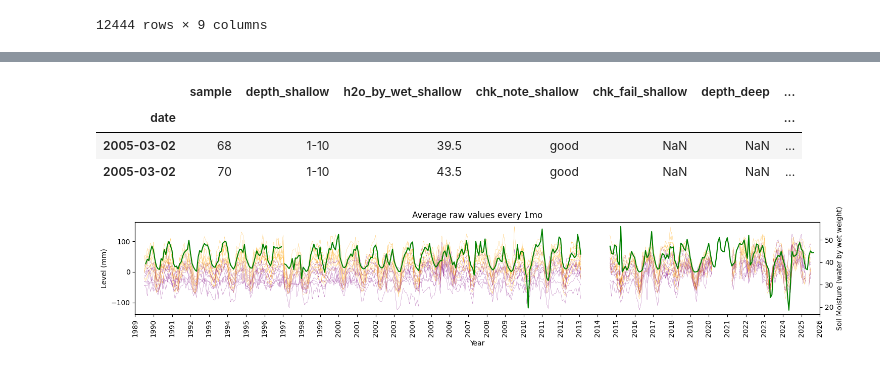
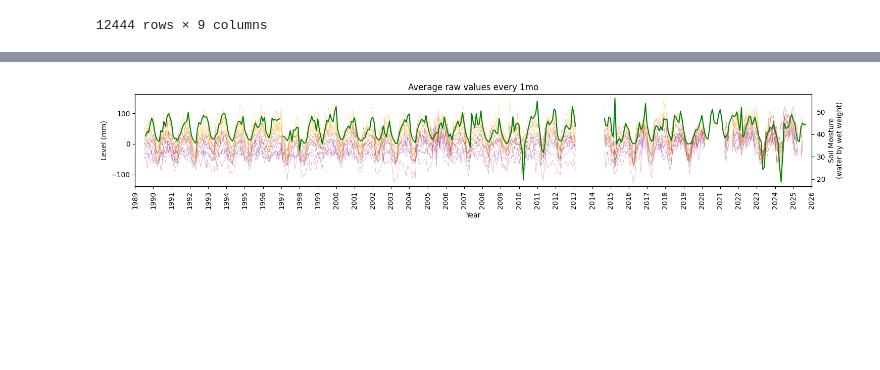
Before and after one commit to gmcginnis/info-698-capstone, a Jupyter notebook: 01_eda.ipynb, the cells around one changed output, grey strips where cells are left out. Cells and saved outputs as stored; diff of their text form; code cells hidden in the pictures; blank space fills up the shorter version.

```diff
--- a/01_eda.ipynb
+++ b/01_eda.ipynb
@@ -837,0 +735,4 @@ memory usage: 288.4+ MB
+# %%
+data_combined = fail_isolate(data_combined)
+
+data_combined.info()
@@ -1214,13 +1133,3 @@ united_soil_mini
-# %%
-# united_soil[(united_soil['sample'] == 68) | (united_soil['sample'] == 70)]
-# united_soil.loc['2005-03-02 00:00:00']
-
-united_soil[~united_soil['sample'].isin(list(range(1, 10+1, 1)))]
-# %% [output]
-|  | sample | depth_shallow | h2o_by_wet_shallow | chk_note_shallow | chk_fail_shallow | depth_deep | ... |
-| date |  |  |  |  |  |  | ... |
-| 2005-03-02 | 68 | 1-10 | 39.5 | good | NaN | NaN | ... |
-| 2005-03-02 | 70 | 1-10 | 43.5 | good | NaN | NaN | ... |
 # %%
 #Running avg plot
 
@@ -1246,36 +1155,36 @@ for category, group_df in united_soil_mini.groupby('sample', observed=True):
 # ax.plot(data_sumstats.index, data_sumstats['mean'], color = 'green', zorder = zord)
 ax.plot(data_sumstats.index, data_sumstats['mean'], color = 'green')
 
 # ax.plot(data_sumstats.index, data_sumstats['mean'], color = 'green', label = "Mean")
 # Ribbon for standard deviation
 # ax.fill_between(data_sumstats.index, data_sumstats['mean']-data_sumstats['std'], data_sumstats['mean']+data_sumstats['std'], color = 'aquamarine', label = "std")
 ax.set_xlabel("Year")
 ax.set_ylabel("Level (mm)")
-ax2.set_ylabel("Soil Moisture (water by wet weight)")
+ax2.set_ylabel("Soil Moisture\n(water by wet weight)")
 ax.set_title("Average raw values every 1mo")
 # ax.set_ylim(bottom = 0)
 ax.set_xlim(left = dt.date(1989, 1, 1), right = dt.date(2026, 1, 1))
 ax.xaxis.set_major_locator(mdates.YearLocator(month = 1)) # Show ticks at start of year
 plt.xticks(rotation = 90)
 plt.setp(ax.get_xticklabels(), rotation=90)
 plt.tight_layout()
 plt.grid(axis = 'x', which = 'major')
 # plt.legend(loc = 'upper right')
 # Truncate plot
 # ax.set_ylim(bottom = 0, top = 250)
 
 # Set moisture plot to back
 ax2.set_zorder(1)
 # Set mean line to be in front
 ax.set_zorder(2)
 # Change background of mean line plot transparent
 ax.patch.set_visible(False)
 
 plt.show()
 
-del fig, ax#, zord
+del fig, ax, ax2, category, group_df#, zord
 # %% [output]
-[figure, old version]
+[figure, new version]
 # %%
 # # united_soil[('h2o_by_wet_shallow', 'h2o_by_wet_deep')]#.resample('1YE').agg(['mean', 'std'])
 # # united_sumstats_soil = pd.DataFrame()
```
Also changed, not shown: parts of 16 cells of this notebook.
